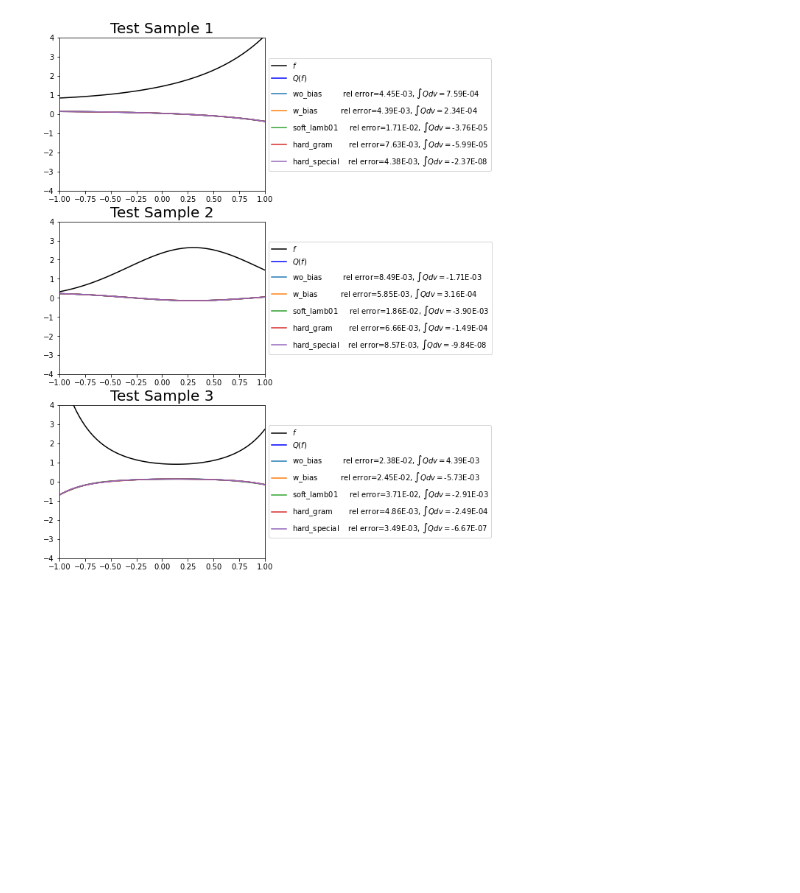
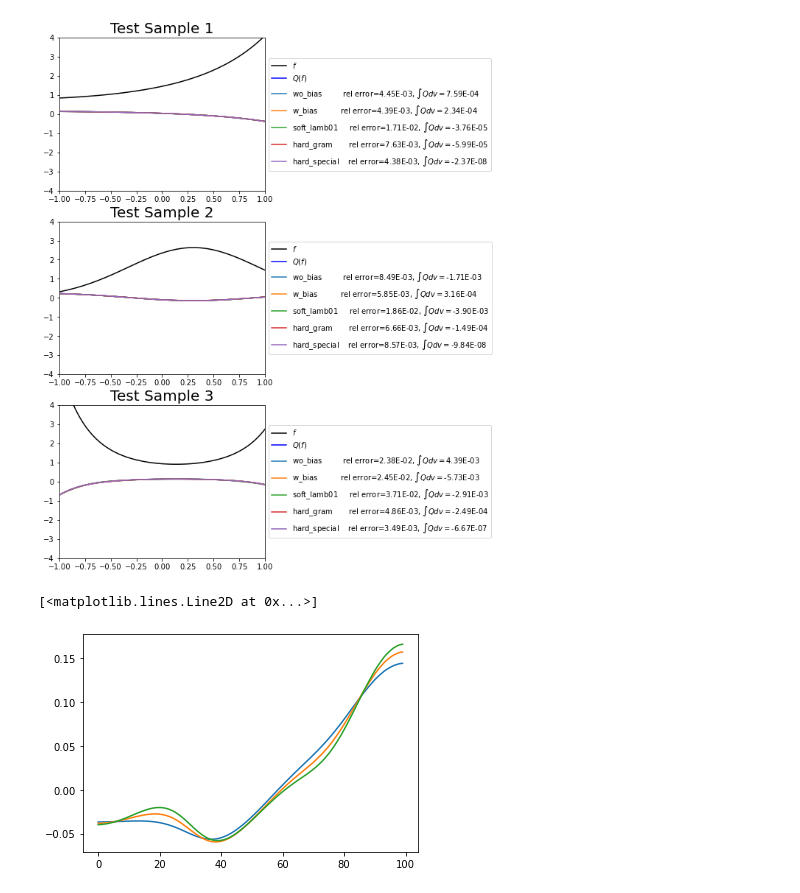
Before and after one commit to ScSteffen/CollisionOperatorLearning, a Jupyter notebook: analysis_entropy.ipynb, the cells around one changed output. Drawn from its saved outputs; the diff is of its cells as text; code cells hidden in the pictures; blank space fills up the shorter version.

```diff
--- a/analysis_entropy.ipynb
+++ b/analysis_entropy.ipynb
@@ -266,3 +267,10 @@ Mean_test error of total test data for soft_lamb01 =2.65E-02
 Mean_test error of total test data for hard_gram   =1.20E-02
 Mean_test error of total test data for hard_special=1.02E-02
 [figure]
+# %%
+plt.plot(models[0](5*test_data_f[0].reshape(1,1,-1).cuda(), grid).squeeze().detach().cpu())
+plt.plot(models[0](10*test_data_f[0].reshape(1,1,-1).cuda(), grid).squeeze().detach().cpu())
+plt.plot(models[0](20*test_data_f[0].reshape(1,1,-1).cuda(), grid).squeeze().detach().cpu())
+# %% [output]
+[<matplotlib.lines.Line2D at 0x...>]
+[figure, added]
```
Also changed, not shown: parts of 2 cells of this notebook, 5 other files.
